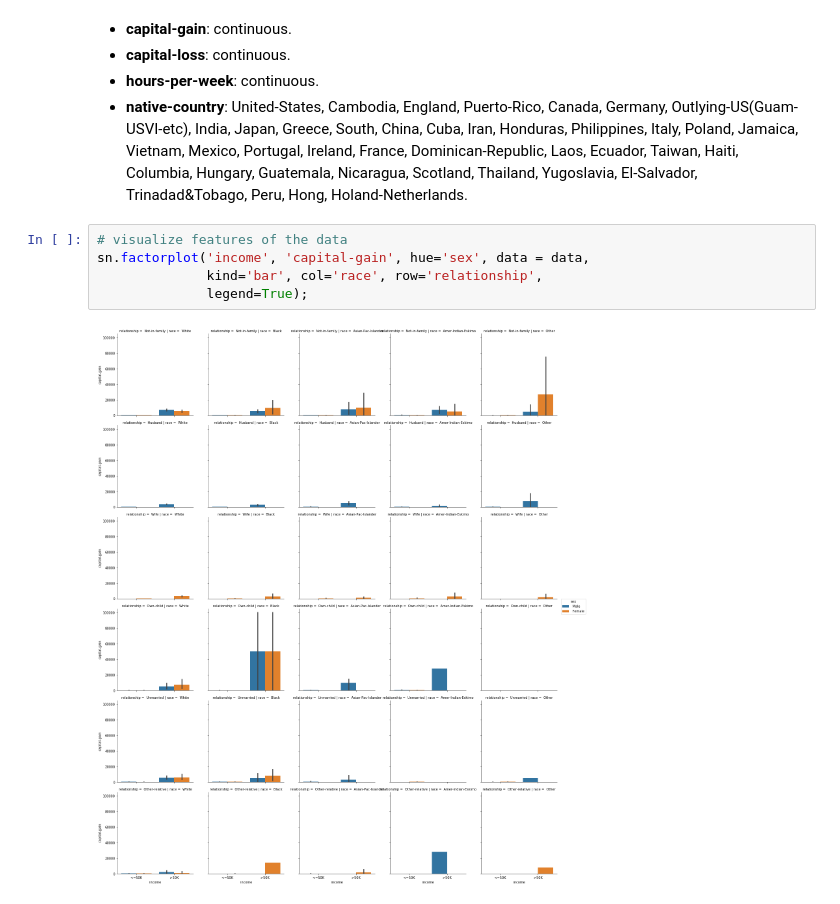
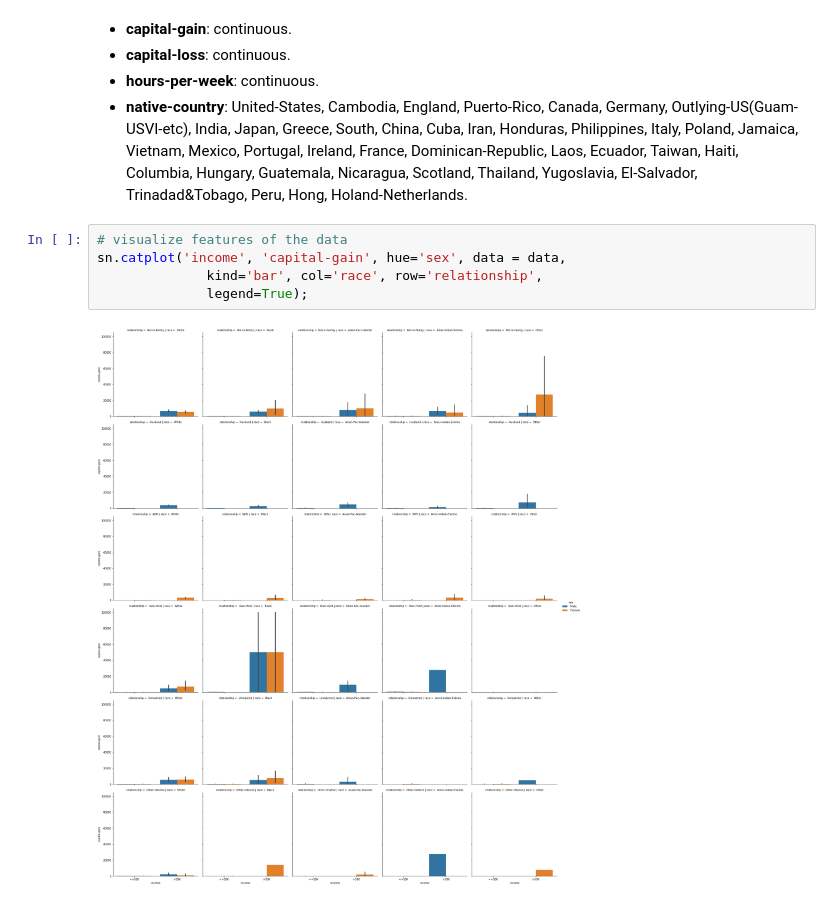
Before and after one commit to dvokinsark/ML-Charity-competition, a Jupyter notebook: finding_donors.ipynb, the cells around one changed output. Drawn from its saved outputs; the diff is of its cells as text.

Commit message:
feat: prepare data

```diff
--- a/finding_donors.ipynb
+++ b/finding_donors.ipynb
@@ -73,8 +73,8 @@ The dataset is unbalanced. There're less records where individuals make more tha
 * **native-country**: United-States, Cambodia, England, Puerto-Rico, Canada, Germany, Outlying-US(Guam-USVI-etc), India, Japan, Greece, South, China, Cuba, Iran, Honduras, Philippines, Italy, Poland, Jamaica, Vietnam, Mexico, Portugal, Ireland, France, Dominican-Republic, Laos, Ecuador, Taiwan, Haiti, Columbia, Hungary, Guatemala, Nicaragua, Scotland, Thailand, Yugoslavia, El-Salvador, Trinadad&Tobago, Peru, Hong, Holand-Netherlands.
 # %%
 # visualize features of the data
-sn.factorplot('income', 'capital-gain', hue='sex', data = data,
+sn.catplot('income', 'capital-gain', hue='sex', data = data,
               kind='bar', col='race', row='relationship',
               legend=True);
 # %% [output]
-[figure, old version]
+[figure, new version]
```
Also changed, not shown: parts of 13 cells of this notebook, 1 other file.
